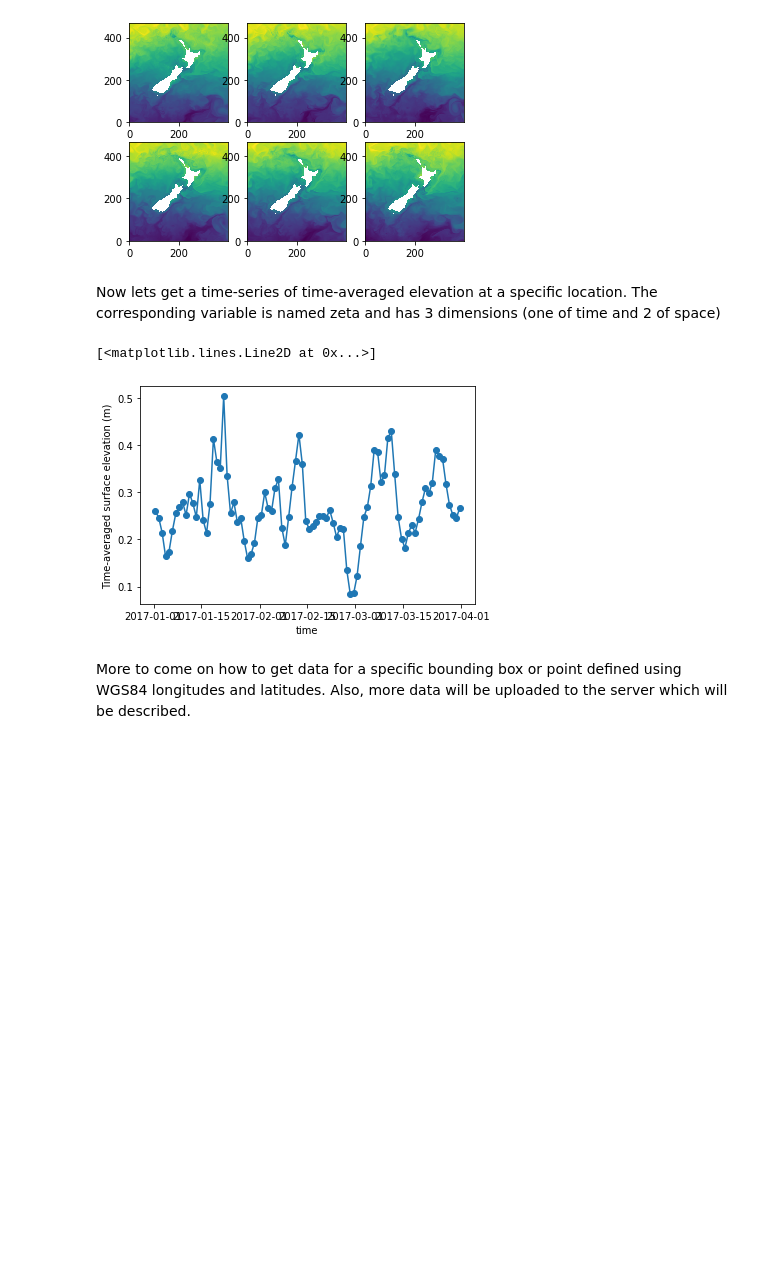
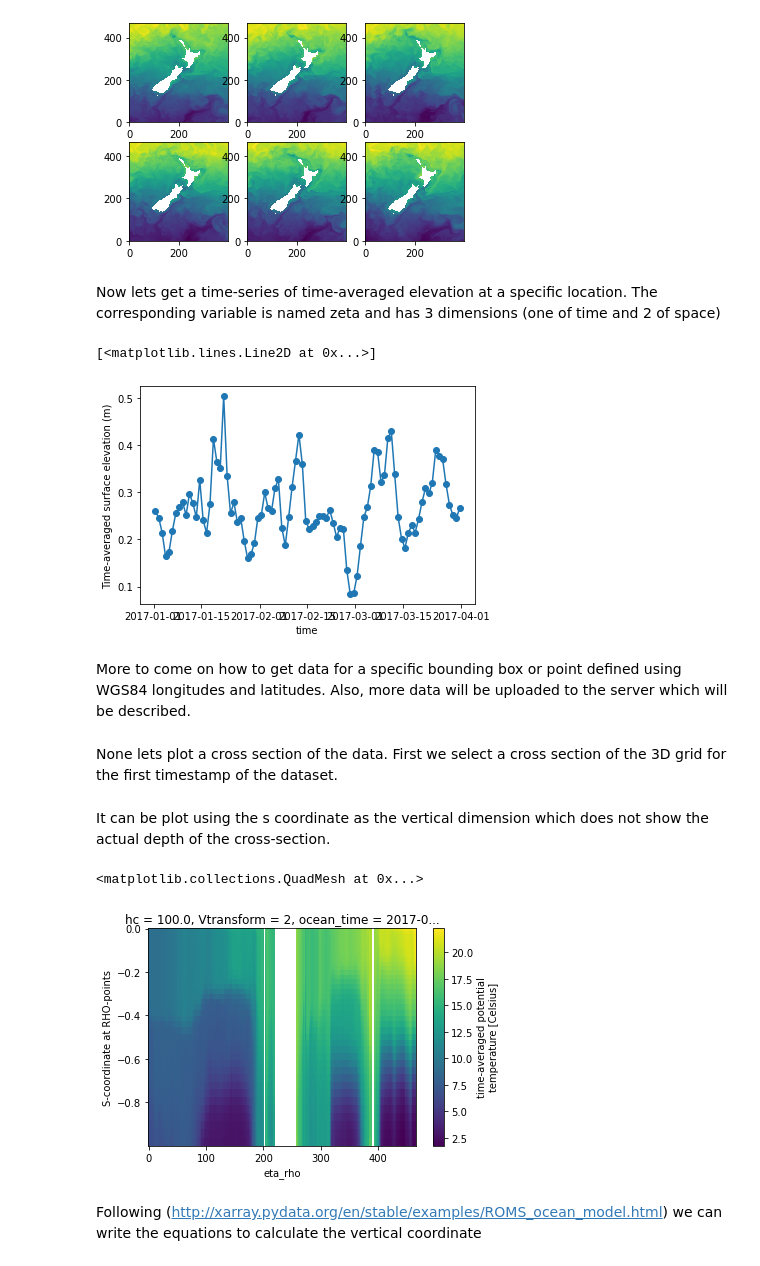
Before and after one commit to metocean/TAIAO, a Jupyter notebook: data_connectors/moana_connectors/Moana thredds server connector.ipynb, the cells around one changed output. Cells and saved outputs as stored; diff of their text form; code cells hidden in the pictures; blank space fills up the shorter version.

Commit message:
Showing mapped data cross-section of Moana data

```diff
--- a/data_connectors/moana_connectors/Moana thredds server connector.ipynb
+++ b/data_connectors/moana_connectors/Moana thredds server connector.ipynb
@@ -108,17 +169,24 @@ class MoanaThreddsServerConnector(object):
         The url to use to interogate the data catalog
     dods_base_url : str
         The base url to use to access the data via OpenDAP
+    tmin : datetime
+        The lower end of the time range for which data are required (inclusive).
+        None means an open ended interval
+    tmax : datetime
+        The upper end of the time range for which data are required (exclusive).
+        None means an open ended interval
 
     Methods
     -------
-    get_point_data()
-        return data at a given location
-    get_grid_data()
-        return data over a given bounding box
+    get_xarray_dataset()
+        return a xarray dataset object that allows efficient access/subsampling
+        of the data
     """
     def __init__(self,
                  catalog_url='http://thredds.moanaproject.org:8080/thredds/catalog/moana/ocean/NZB/v1.9/monthly_avg/catalog.xml',
-                 dods_base_url='http://thredds.moanaproject.org:8080/thredds/dodsC/moana/ocean/NZB/v1.9/monthly_avg/'):
+                 dods_base_url='http://thredds.moanaproject.org:8080/thredds/dodsC/moana/ocean/NZB/v1.9/monthly_avg/',
+                 tmin=None,
+                 tmax=None):
 
 
         # Store the urls
@@ -130,7 +198,8 @@ class MoanaThreddsServerConnector(object):
 
         # Build list of all available files
         self.dods_url = [dods_base_url+filename\
-                         for filename in sorted(self.catalog.datasets)]
+                         for filename in sorted(self.catalog.datasets)
+                         if monthly_file_in_interval(filename, tmin=tmin, tmax=tmax)]
 
         # Load base dataset object
         if 'processed' in catalog_url:
@@ -149,7 +218,10 @@ class MoanaThreddsServerConnector(object):
     def get_xarray_dset(self):
         return self.dset
 
-    def get_point_data(self, longitude, latitude, variables, tmin=None, tmax=None):
+    def get_nearest_point_data(self, longitude, latitude, variables, tmin=None, tmax=None):
+
+        ilon = np.abs(dset.lon-longitude).argmin()
+        ilat = np.abs(dset.lat-latitude).argmin()
 
         to_drop = []
         if  variables:
@@ -164,7 +236,7 @@ Initialise the connector
 cat_url = "http://thredds.moanaproject.org:8080/thredds/catalog/moana/ocean/NZB/v1.9/monthly_avg/catalog.xml"
 base_dods_url = 'http://thredds.moanaproject.org:8080/thredds/dodsC/moana/ocean/NZB/v1.9/monthly_avg/'
 
-connector = MoanaThreddsServerConnector(cat_url, base_dods_url)
+connector = MoanaThreddsServerConnector(cat_url, base_dods_url, tmin=datetime(2017,1,1), tmax=datetime(2017,4,1))
 # %% [markdown]
 For now get the full xarray dataset object
 # %%
@@ -235,3 +307,17 @@ plt.plot_date(date2num(dset.ocean_time), zeta_data, linestyle='-')
 # %% [markdown]
 More to come on how to get data for a specific bounding box or point defined using WGS84 longitudes and latitudes.
 Also, more data will be uploaded to the server which will be described.
+# %% [markdown]
+None lets plot a cross section of the data.
+First we select a cross section of the 3D grid for the first timestamp of the dataset.
+# %%
+ds = dset.isel(ocean_time=0,xi_rho=200)
+# %% [markdown]
+It can be plot using the s coordinate as the vertical dimension which does not show the actual depth of the cross-section.
+# %%
+ds.temp.plot()
+# %% [output]
+<matplotlib.collections.QuadMesh at 0x...>
+[figure, added]
+# %% [markdown]
+Following (http://xarray.pydata.org/en/stable/examples/ROMS_ocean_model.html) we can write the equations to calculate the vertical coordinate
```
Also changed, not shown: parts of 6 cells of this notebook.
